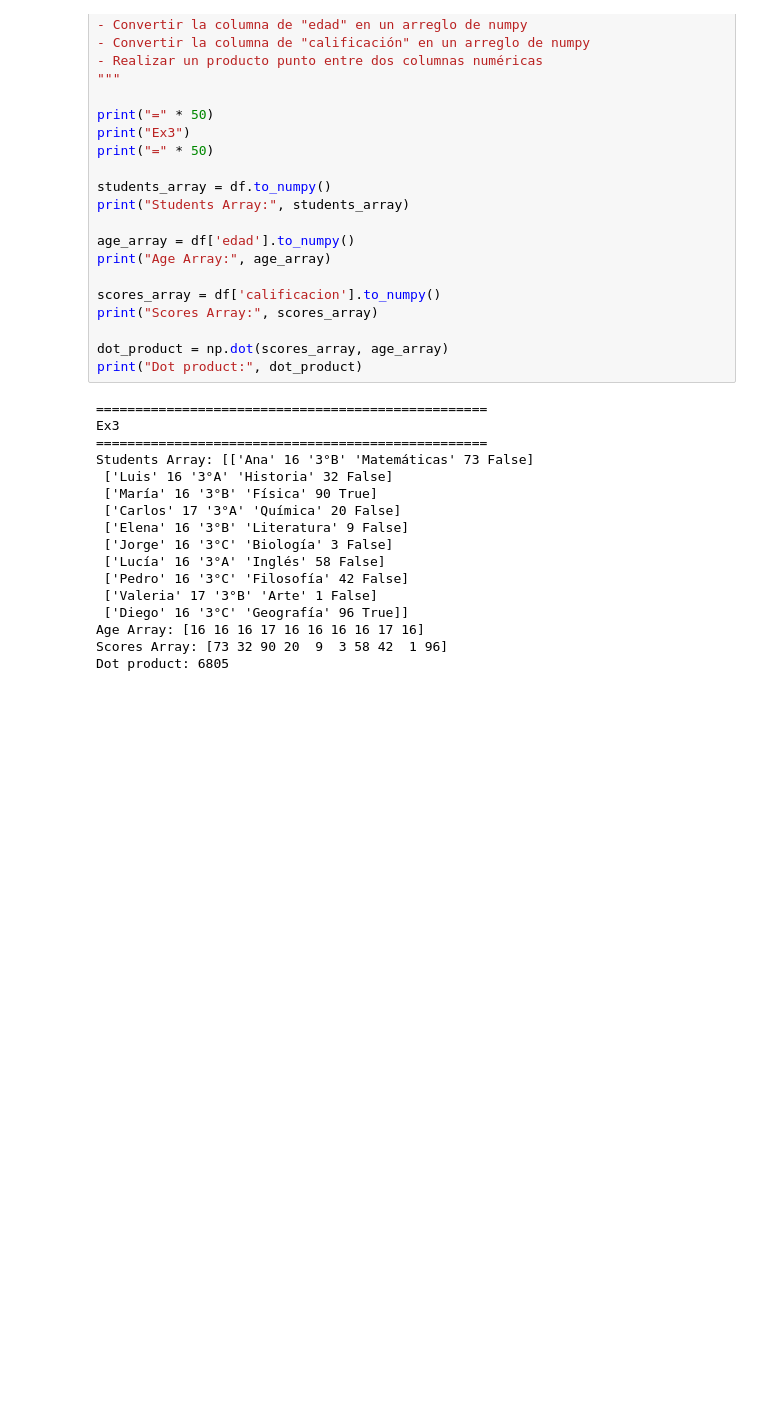
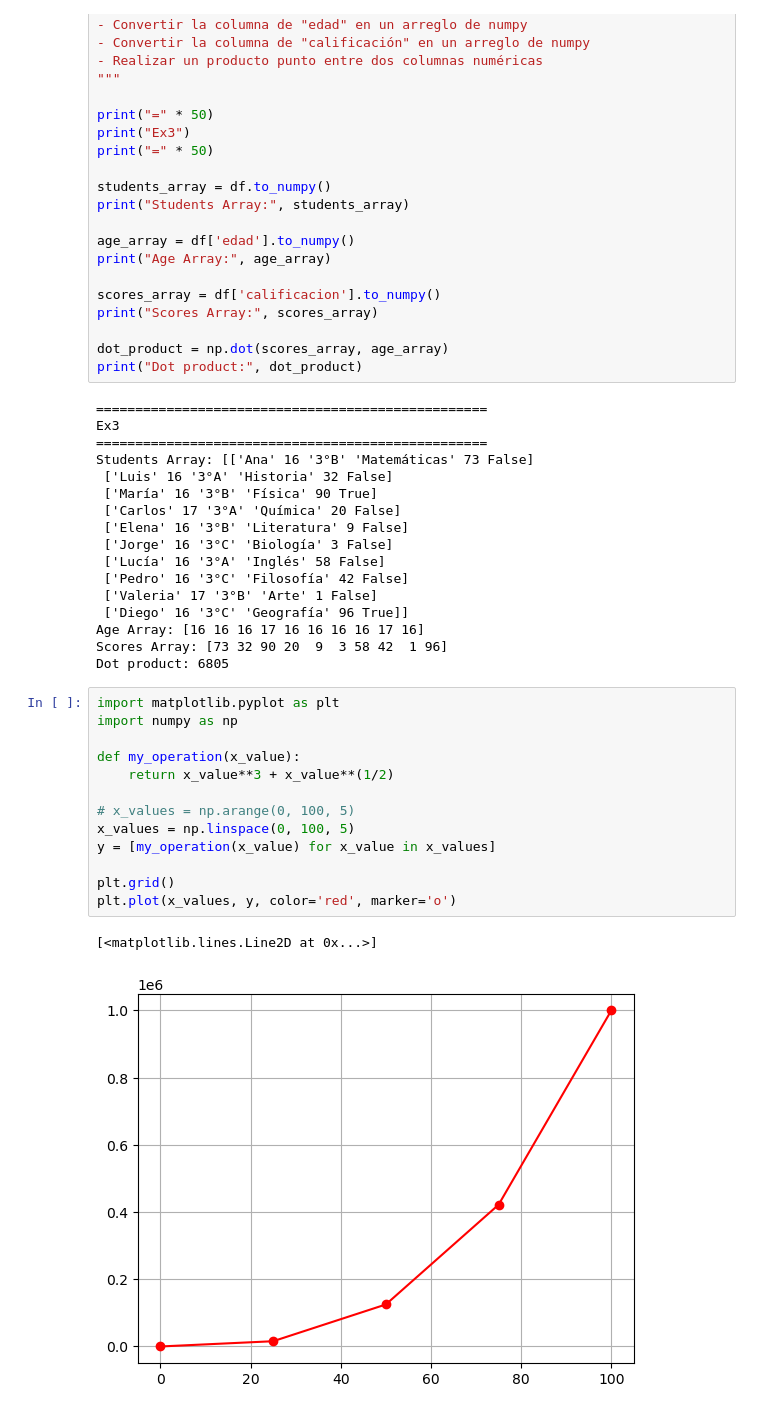
Before and after one commit to jresendiz27/CIC_AIDiploma2025, a Jupyter notebook: notebooks/ejercicio_numpy_y_pandas.ipynb, the cells around one changed output. Saved outputs shown, nothing was run; the diff lists cells and outputs as text; blank space fills up the shorter version.

```diff
--- a/notebooks/ejercicio_numpy_y_pandas.ipynb
+++ b/notebooks/ejercicio_numpy_y_pandas.ipynb
@@ -454,3 +456,19 @@ Students Array: [['Ana' 16 '3°B' 'Matemáticas' 73 False]
 Age Array: [16 16 16 17 16 16 16 16 17 16]
 Scores Array: [73 32 90 20  9  3 58 42  1 96]
 Dot product: 6805
+# %%
+import matplotlib.pyplot as plt
+import numpy as np
+
+def my_operation(x_value):
+    return x_value**3 + x_value**(1/2)
+
+# x_values = np.arange(0, 100, 5)
+x_values = np.linspace(0, 100, 5)
+y = [my_operation(x_value) for x_value in x_values]
+
+plt.grid()
+plt.plot(x_values, y, color='red', marker='o')
+# %% [output]
+[<matplotlib.lines.Line2D at 0x...>]
+[figure, added]
```
Also changed, not shown: parts of 3 cells of this notebook, 9 other files.
